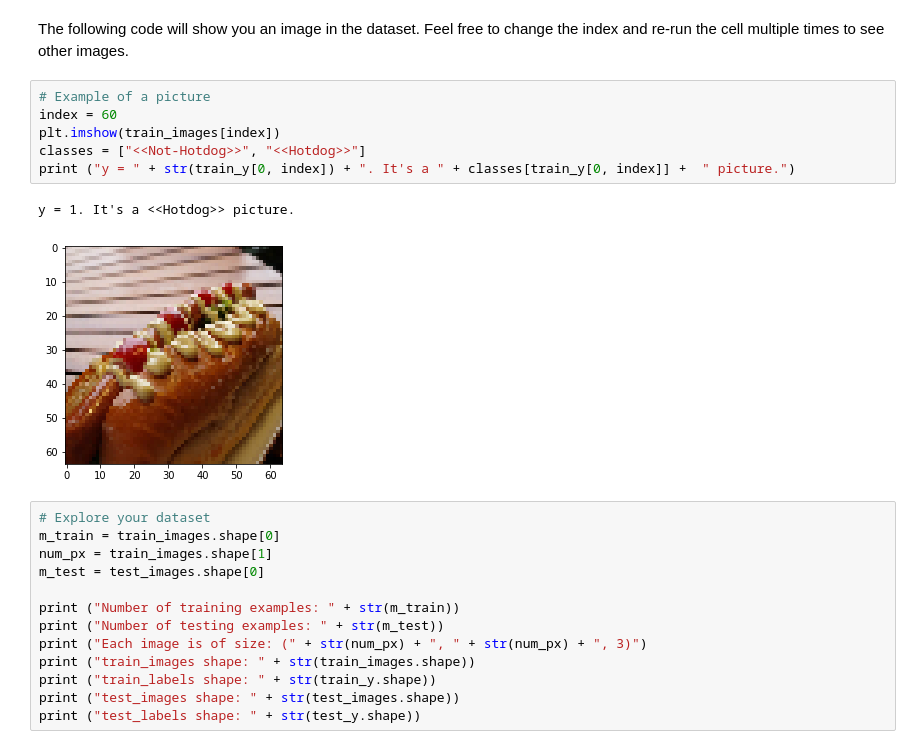
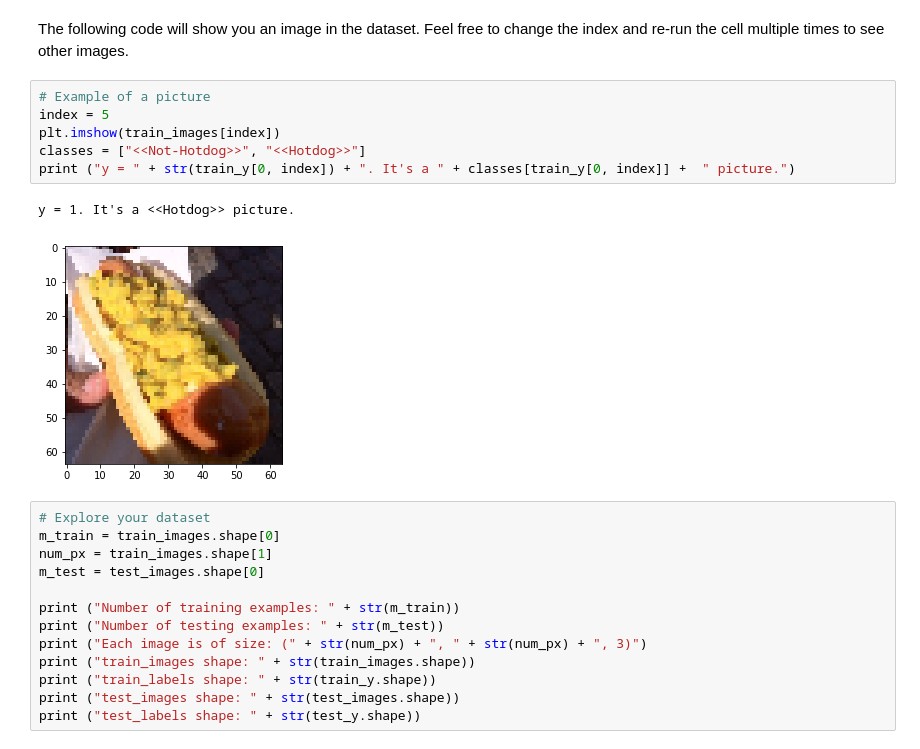
Before and after one commit to BeTechLabs/Neural-Networks-Tutorials, a Jupyter notebook: Neural Network from scratch (Hotdog Classification)/training.ipynb, the cells around one changed output. Saved outputs shown, nothing was run; the diff lists cells and outputs as text.

```diff
--- a/Neural Network from scratch (Hotdog Classification)/training.ipynb
+++ b/Neural Network from scratch (Hotdog Classification)/training.ipynb
@@ -57,13 +57,13 @@ print(test_images.shape, test_y.shape)
 The following code will show you an image in the dataset. Feel free to change the index and re-run the cell multiple times to see other images.
 # %%
 # Example of a picture
-index = 60
+index = 5
 plt.imshow(train_images[index])
 classes = ["<<Not-Hotdog>>", "<<Hotdog>>"]
 print ("y = " + str(train_y[0, index]) + ". It's a " + classes[train_y[0, index]] +  " picture.")
 # %% [output]
 y = 1. It's a <<Hotdog>> picture.
-[figure, old version]
+[figure, new version]
 # %%
 # Explore your dataset
 m_train = train_images.shape[0]
```
Also changed, not shown: parts of 2 cells of this notebook, 6 other files.
